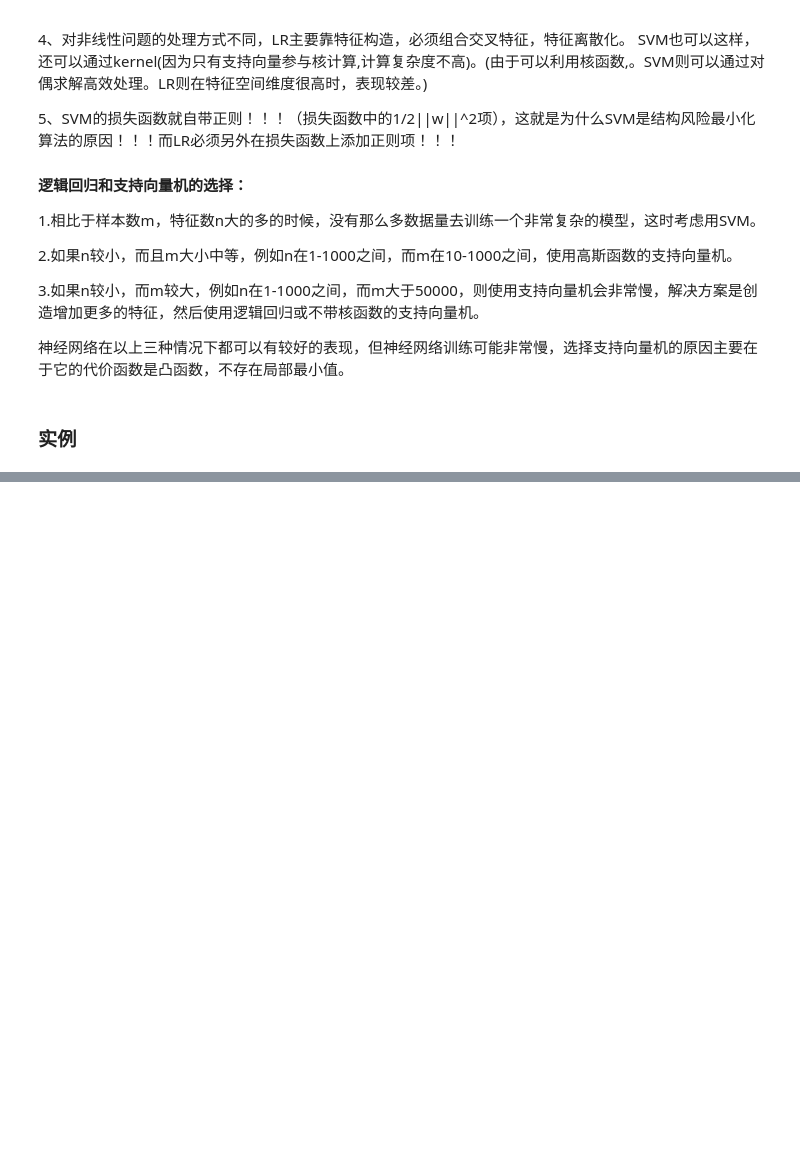
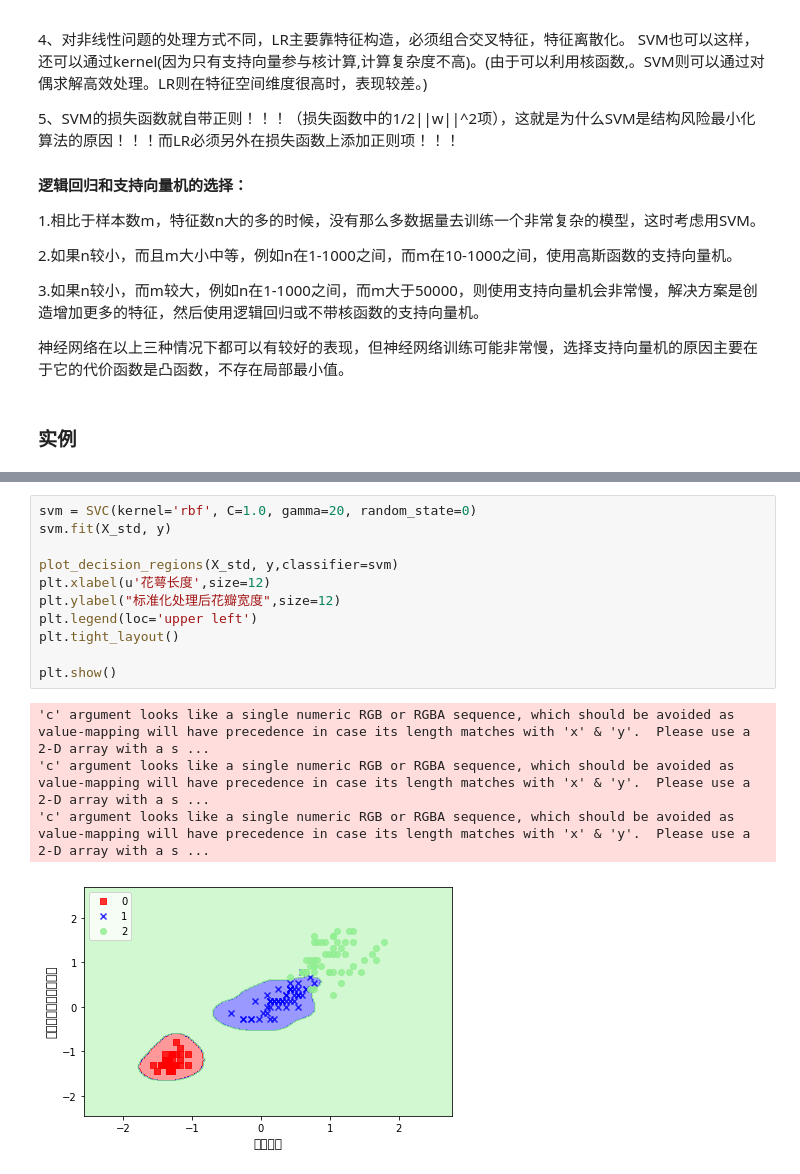
Before and after one commit to miozeng/ai-learn, a Jupyter notebook: machinelearning/svm.ipynb, the cells around one changed output, grey strips where cells are left out. Drawn from its saved outputs; the diff is of its cells as text; blank space fills up the shorter version.

```diff
--- a/machinelearning/svm.ipynb
+++ b/machinelearning/svm.ipynb
@@ -67,0 +156,16 @@ SVM也可以这样，还可以通过kernel(因为只有支持向量参与核计
+# %%
+svm = SVC(kernel='rbf', C=1.0, gamma=20, random_state=0)
+svm.fit(X_std, y)
+
+plot_decision_regions(X_std, y,classifier=svm)
+plt.xlabel(u'花萼长度',size=12)
+plt.ylabel("标准化处理后花瓣宽度",size=12)
+plt.legend(loc='upper left')
+plt.tight_layout()
+
+plt.show()
+# %% [output]
+'c' argument looks like a single numeric RGB or RGBA sequence, which should be avoided as value-mapping will have precedence in case its length matches with 'x' & 'y'.  Please use a 2-D array with a s ...
+'c' argument looks like a single numeric RGB or RGBA sequence, which should be avoided as value-mapping will have precedence in case its length matches with 'x' & 'y'.  Please use a 2-D array with a s ...
+'c' argument looks like a single numeric RGB or RGBA sequence, which should be avoided as value-mapping will have precedence in case its length matches with 'x' & 'y'.  Please use a 2-D array with a s ...
+[figure, added]
```
Also changed, not shown: parts of 13 cells of this notebook, 4 other files.
